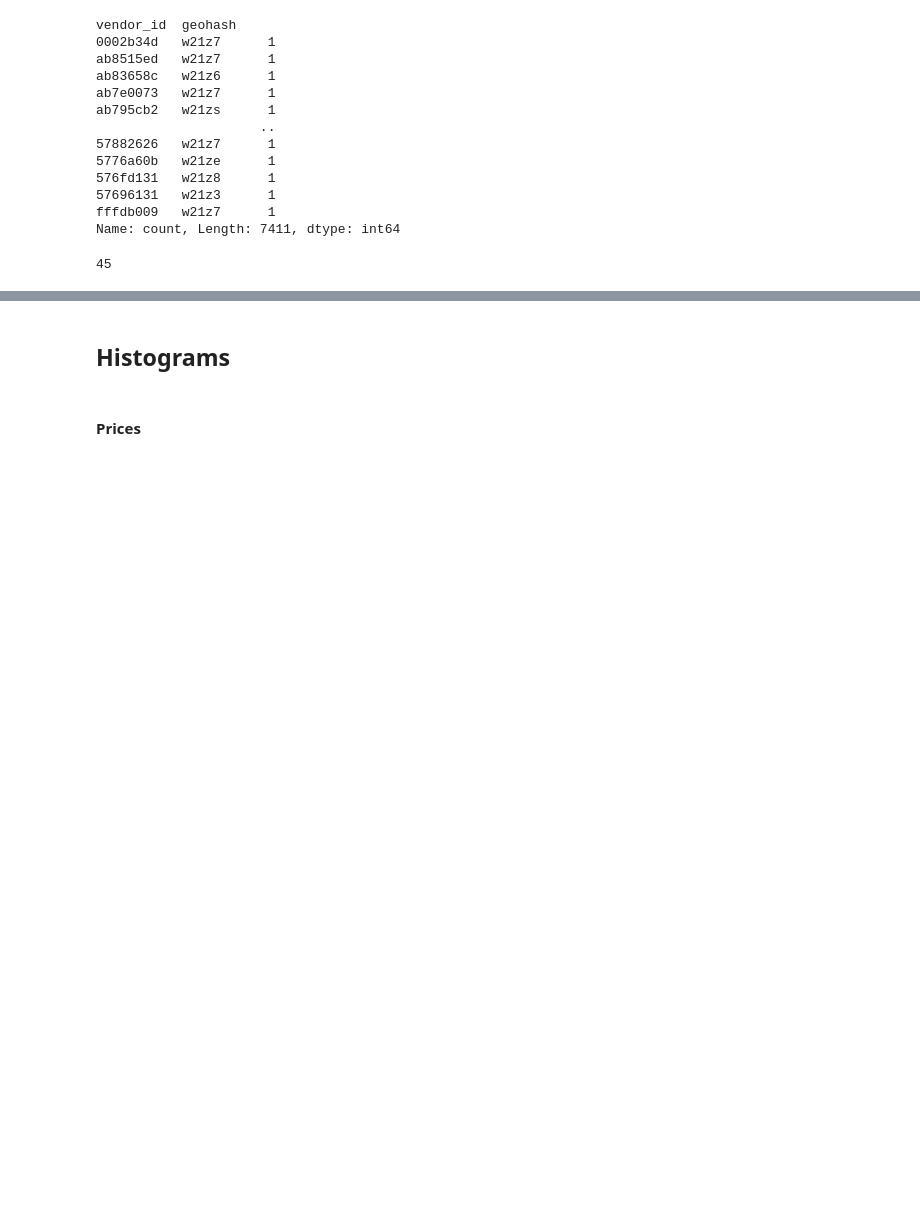
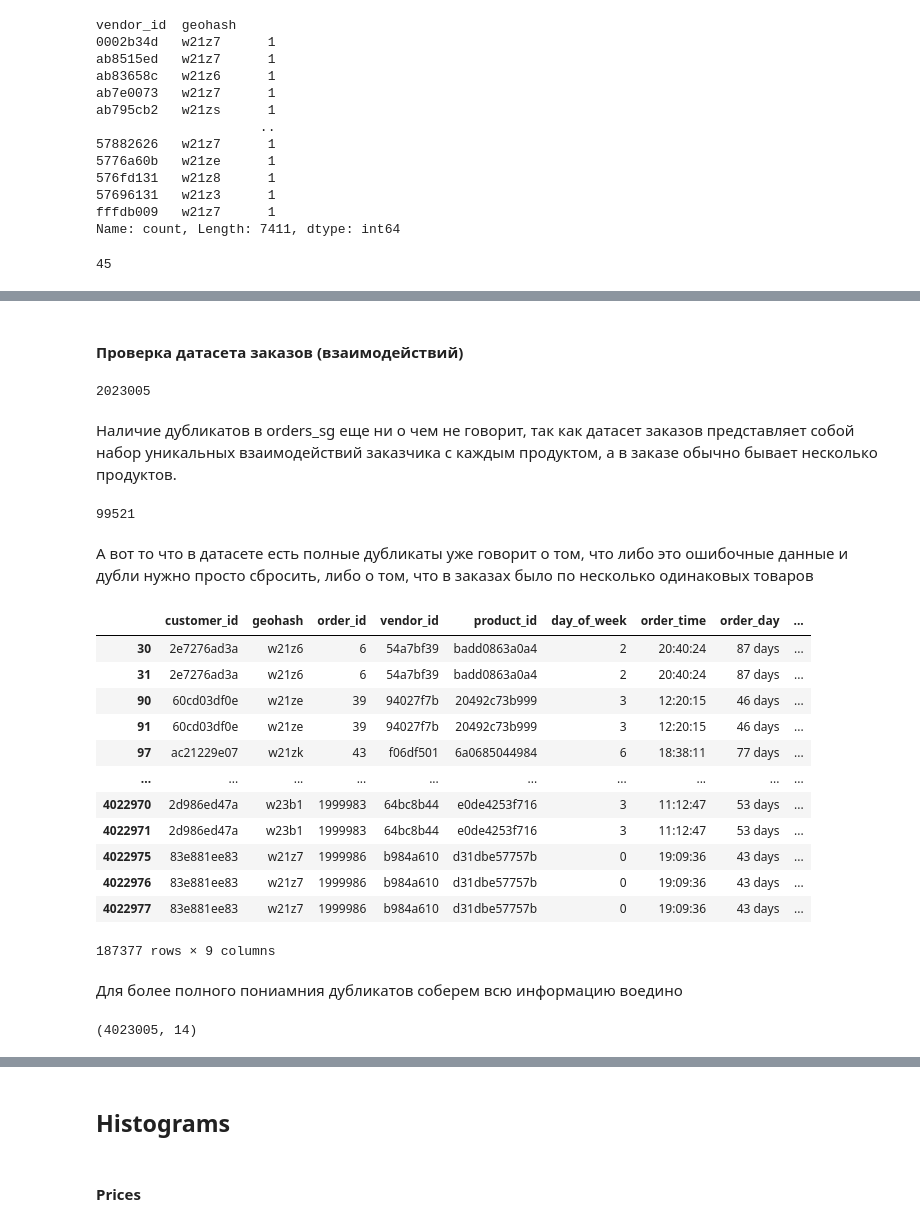
Before and after one commit to natalia-sd/RecSys_ShopCartPred, a Jupyter notebook: EDA.ipynb, the cells around one changed output, grey strips where cells are left out. Cells and saved outputs as stored; diff of their text form; code cells hidden in the pictures; blank space fills up the shorter version.

```diff
--- a/EDA.ipynb
+++ b/EDA.ipynb
@@ -878,0 +863,37 @@ check[check.geohash_x != check.geohash_y]
+# %% [markdown]
+#### Проверка датасета заказов (взаимодействий)
+# %%
+orders_sg.duplicated(['order_id']).sum()
+# %% [output]
+2023005
+# %% [markdown]
+Наличие дубликатов в orders_sg еще ни о чем не говорит, так как датасет заказов представляет собой набор уникальных взаимодействий заказчика с каждым продуктом, а в заказе обычно бывает несколько продуктов.
+# %%
+orders_sg.duplicated().sum()
+# %% [output]
+99521
+# %% [markdown]
+А вот то что в датасете есть полные дубликаты уже говорит о том, что либо это ошибочные данные и дубли нужно просто сбросить, либо о том, что в заказах было по несколько одинаковых товаров
+# %%
+orders_sg[orders_sg.duplicated(keep=False)].sort_values(['order_id', 'product_id'])
+# %% [output]
+|  | customer_id | geohash | order_id | vendor_id | product_id | day_of_week | order_time | order_day | ... |
+| 30 | 2e7276ad3a | w21z6 | 6 | 54a7bf39 | badd0863a0a4 | 2 | 20:40:24 | 87 days | ... |
+| 31 | 2e7276ad3a | w21z6 | 6 | 54a7bf39 | badd0863a0a4 | 2 | 20:40:24 | 87 days | ... |
+| 90 | 60cd03df0e | w21ze | 39 | 94027f7b | 20492c73b999 | 3 | 12:20:15 | 46 days | ... |
+| 91 | 60cd03df0e | w21ze | 39 | 94027f7b | 20492c73b999 | 3 | 12:20:15 | 46 days | ... |
+| 97 | ac21229e07 | w21zk | 43 | f06df501 | 6a0685044984 | 6 | 18:38:11 | 77 days | ... |
+| ... | ... | ... | ... | ... | ... | ... | ... | ... | ... |
+| 4022970 | 2d986ed47a | w23b1 | 1999983 | 64bc8b44 | e0de4253f716 | 3 | 11:12:47 | 53 days | ... |
+| 4022971 | 2d986ed47a | w23b1 | 1999983 | 64bc8b44 | e0de4253f716 | 3 | 11:12:47 | 53 days | ... |
+| 4022975 | 83e881ee83 | w21z7 | 1999986 | b984a610 | d31dbe57757b | 0 | 19:09:36 | 43 days | ... |
+| 4022976 | 83e881ee83 | w21z7 | 1999986 | b984a610 | d31dbe57757b | 0 | 19:09:36 | 43 days | ... |
+| 4022977 | 83e881ee83 | w21z7 | 1999986 | b984a610 | d31dbe57757b | 0 | 19:09:36 | 43 days | ... |
+187377 rows × 9 columns
+# %% [markdown]
+Для более полного пониамния дубликатов соберем всю информацию воедино
+# %%
+merged2 = merged.merge(vendors_sg, how='left', on='vendor_id').rename(columns={'geohash_x': 'geohash_order', 'geohash_y': 'geohash_vendor'})
+merged2.shape
+# %% [output]
+(4023005, 14)
```
Also changed, not shown: parts of 113 cells of this notebook.
